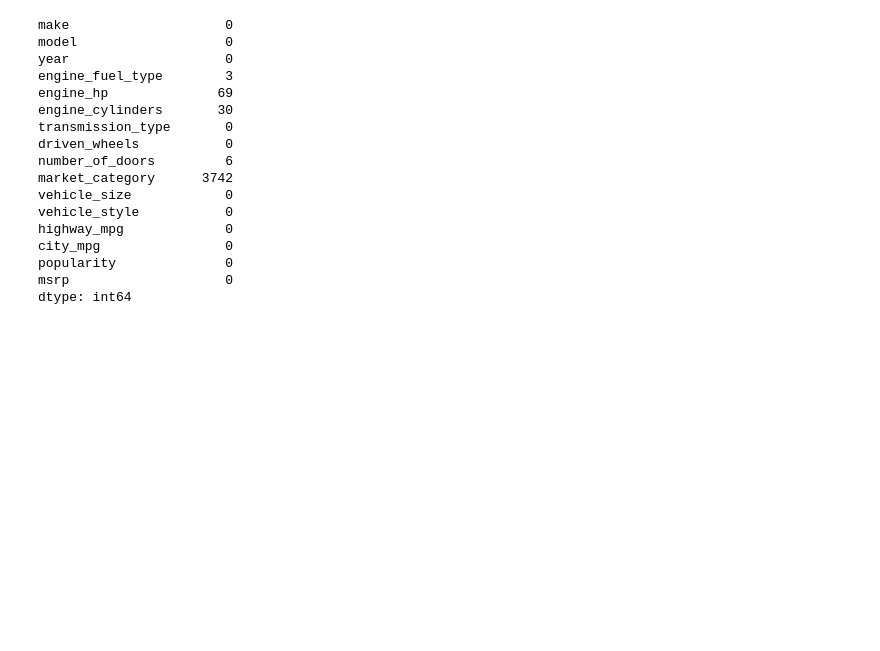
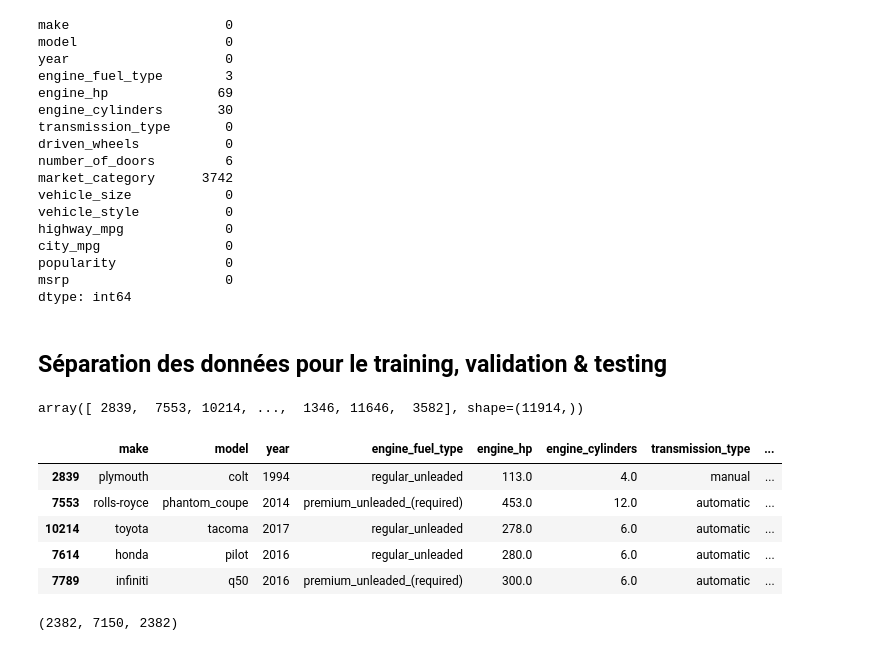
Before and after one commit to chanwinharold/ML_Zoomcamp, a Jupyter notebook: 02_car_price_prediction/notebook.ipynb, the cells around one changed output. Drawn from its saved outputs; the diff is of its cells as text; code cells hidden in the pictures; blank space fills up the shorter version.

```diff
--- a/02_car_price_prediction/notebook.ipynb
+++ b/02_car_price_prediction/notebook.ipynb
@@ -128,3 +155,35 @@ city_mpg                0
 popularity              0
 msrp                    0
 dtype: int64
+# %% [markdown]
+## Séparation des données pour le training, validation & testing
+# %%
+N = len(df)
+
+n_val = int(N * 0.2)
+n_test = int(N * 0.2)
+n_train = N - (n_test + n_val)
+# %%
+np.random.seed(123)
+index = np.arange(N)
+np.random.shuffle(index)
+index
+# %% [output]
+array([ 2839,  7553, 10214, ...,  1346, 11646,  3582], shape=(11914,))
+# %%
+df_train = df.iloc[index[:n_train], ]
+df_val = df.iloc[index[n_train:n_train+n_val], ]
+df_test = df.iloc[index[n_train+n_val:], ]
+# %%
+df_train.head()
+# %% [output]
+|  | make | model | year | engine_fuel_type | engine_hp | engine_cylinders | transmission_type | ... |
+| 2839 | plymouth | colt | 1994 | regular_unleaded | 113.0 | 4.0 | manual | ... |
+| 7553 | rolls-royce | phantom_coupe | 2014 | premium_unleaded_(required) | 453.0 | 12.0 | automatic | ... |
+| 10214 | toyota | tacoma | 2017 | regular_unleaded | 278.0 | 6.0 | automatic | ... |
+| 7614 | honda | pilot | 2016 | regular_unleaded | 280.0 | 6.0 | automatic | ... |
+| 7789 | infiniti | q50 | 2016 | premium_unleaded_(required) | 300.0 | 6.0 | automatic | ... |
+# %%
+len(df_val), len(df_train), len(df_test)
+# %% [output]
+(2382, 7150, 2382)
```
Also changed, not shown: parts of 16 cells of this notebook, 1 other file.
